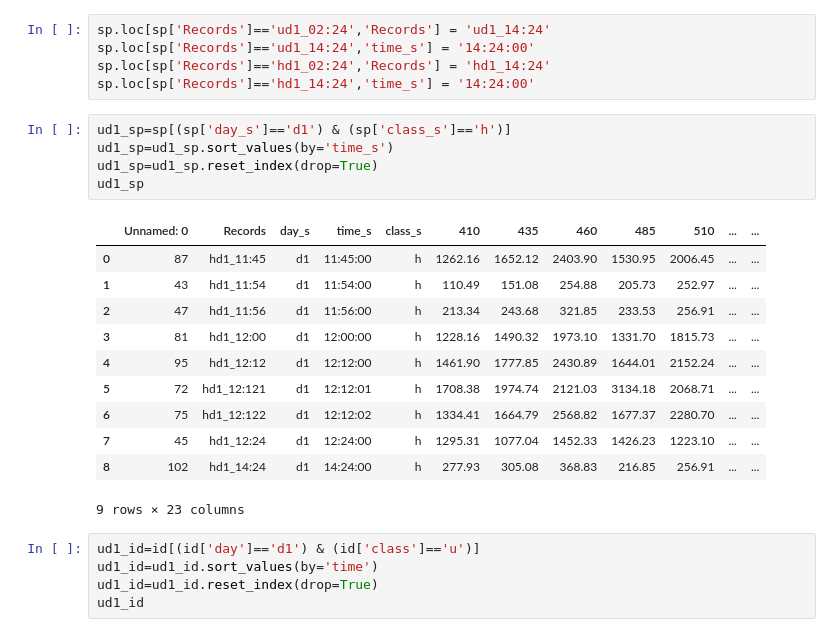
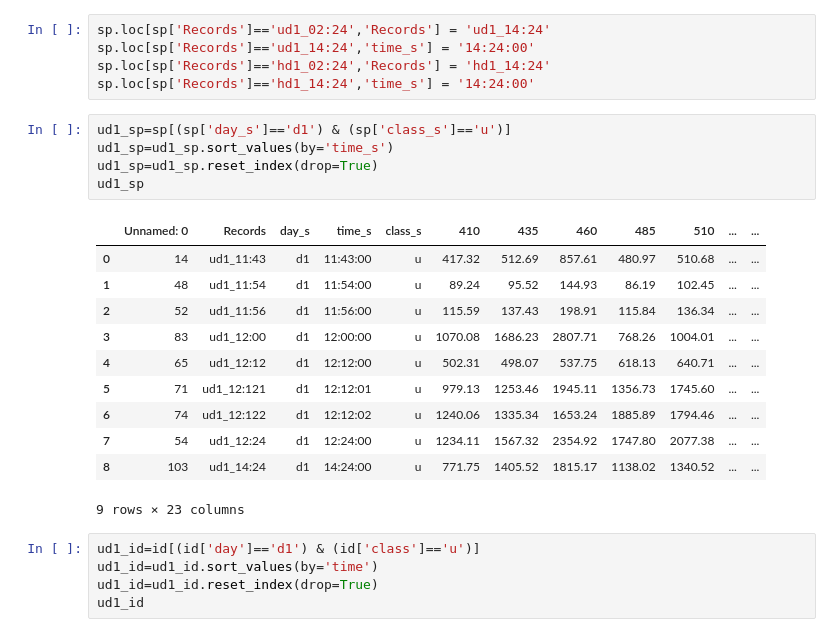
Before and after one commit to Avadh-Ladani-0/Plant-health-Classification, a Jupyter notebook: Map.ipynb, the cells around one changed output. Saved outputs shown, nothing was run; the diff lists cells and outputs as text.

```diff
--- a/Map.ipynb
+++ b/Map.ipynb
@@ -15,21 +15,21 @@ sp.loc[sp['Records']=='ud1_14:24','time_s'] = '14:24:00'
 sp.loc[sp['Records']=='hd1_02:24','Records'] = 'hd1_14:24'
 sp.loc[sp['Records']=='hd1_14:24','time_s'] = '14:24:00'
 # %%
-ud1_sp=sp[(sp['day_s']=='d1') & (sp['class_s']=='h')]
+ud1_sp=sp[(sp['day_s']=='d1') & (sp['class_s']=='u')]
 ud1_sp=ud1_sp.sort_values(by='time_s')
 ud1_sp=ud1_sp.reset_index(drop=True)
 ud1_sp
 # %% [output]
 |  | Unnamed: 0 | Records | day_s | time_s | class_s | 410 | 435 | 460 | 485 | 510 | ... | ... |
-| 0 | 87 | hd1_11:45 | d1 | 11:45:00 | h | 1262.16 | 1652.12 | 2403.90 | 1530.95 | 2006.45 | ... | ... |
-| 1 | 43 | hd1_11:54 | d1 | 11:54:00 | h | 110.49 | 151.08 | 254.88 | 205.73 | 252.97 | ... | ... |
-| 2 | 47 | hd1_11:56 | d1 | 11:56:00 | h | 213.34 | 243.68 | 321.85 | 233.53 | 256.91 | ... | ... |
-| 3 | 81 | hd1_12:00 | d1 | 12:00:00 | h | 1228.16 | 1490.32 | 1973.10 | 1331.70 | 1815.73 | ... | ... |
-| 4 | 95 | hd1_12:12 | d1 | 12:12:00 | h | 1461.90 | 1777.85 | 2430.89 | 1644.01 | 2152.24 | ... | ... |
-| 5 | 72 | hd1_12:121 | d1 | 12:12:01 | h | 1708.38 | 1974.74 | 2121.03 | 3134.18 | 2068.71 | ... | ... |
-| 6 | 75 | hd1_12:122 | d1 | 12:12:02 | h | 1334.41 | 1664.79 | 2568.82 | 1677.37 | 2280.70 | ... | ... |
-| 7 | 45 | hd1_12:24 | d1 | 12:24:00 | h | 1295.31 | 1077.04 | 1452.33 | 1426.23 | 1223.10 | ... | ... |
-| 8 | 102 | hd1_14:24 | d1 | 14:24:00 | h | 277.93 | 305.08 | 368.83 | 216.85 | 256.91 | ... | ... |
+| 0 | 14 | ud1_11:43 | d1 | 11:43:00 | u | 417.32 | 512.69 | 857.61 | 480.97 | 510.68 | ... | ... |
+| 1 | 48 | ud1_11:54 | d1 | 11:54:00 | u | 89.24 | 95.52 | 144.93 | 86.19 | 102.45 | ... | ... |
+| 2 | 52 | ud1_11:56 | d1 | 11:56:00 | u | 115.59 | 137.43 | 198.91 | 115.84 | 136.34 | ... | ... |
+| 3 | 83 | ud1_12:00 | d1 | 12:00:00 | u | 1070.08 | 1686.23 | 2807.71 | 768.26 | 1004.01 | ... | ... |
+| 4 | 65 | ud1_12:12 | d1 | 12:12:00 | u | 502.31 | 498.07 | 537.75 | 618.13 | 640.71 | ... | ... |
+| 5 | 71 | ud1_12:121 | d1 | 12:12:01 | u | 979.13 | 1253.46 | 1945.11 | 1356.73 | 1745.60 | ... | ... |
+| 6 | 74 | ud1_12:122 | d1 | 12:12:02 | u | 1240.06 | 1335.34 | 1653.24 | 1885.89 | 1794.46 | ... | ... |
+| 7 | 54 | ud1_12:24 | d1 | 12:24:00 | u | 1234.11 | 1567.32 | 2354.92 | 1747.80 | 2077.38 | ... | ... |
+| 8 | 103 | ud1_14:24 | d1 | 14:24:00 | u | 771.75 | 1405.52 | 1815.17 | 1138.02 | 1340.52 | ... | ... |
 9 rows × 23 columns
 # %%
 ud1_id=id[(id['day']=='d1') & (id['class']=='u')]
```
Also changed, not shown: parts of 14 cells of this notebook, 1 other file.
